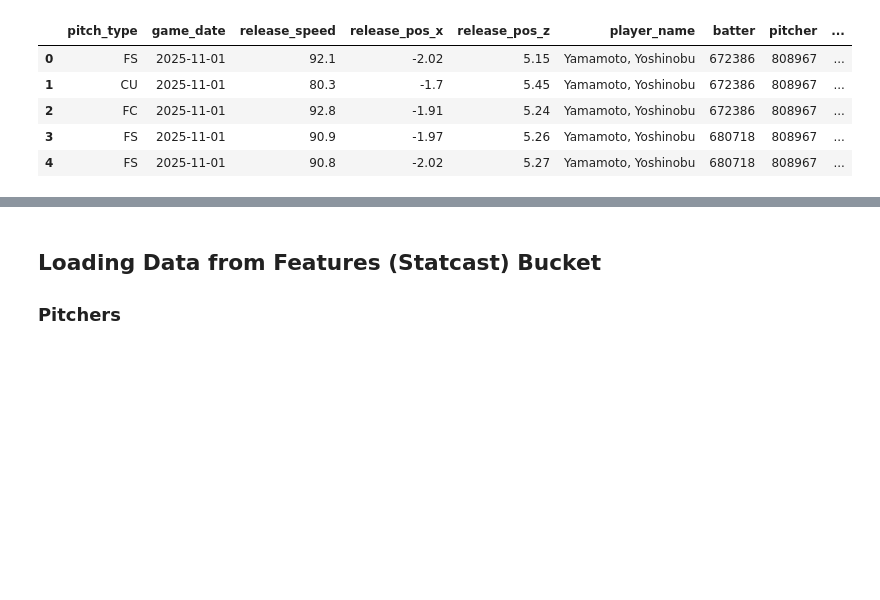
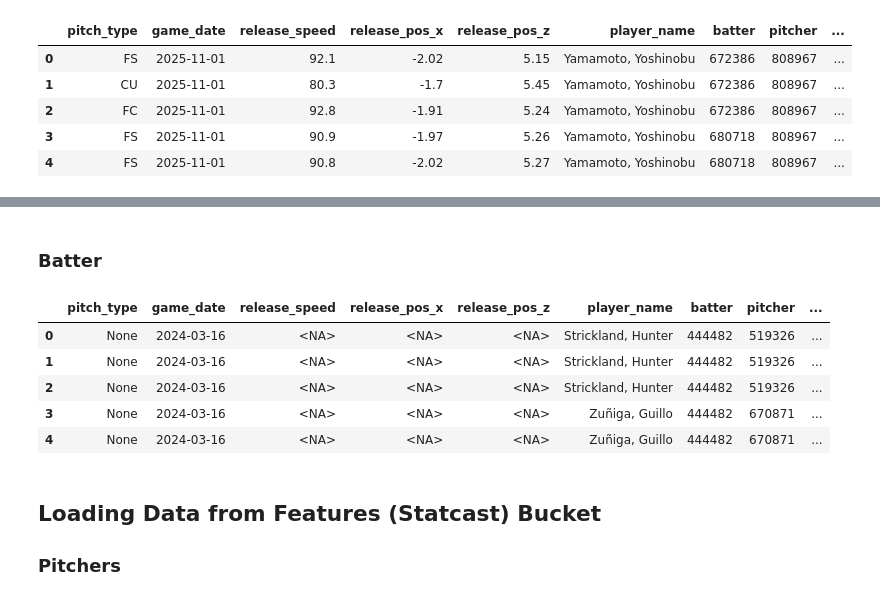
Before and after one commit to bryjjch/Diamond-DNA, a Jupyter notebook: experimentation/loading_data.ipynb, the cells around one changed output, grey strips where cells are left out. Drawn from its saved outputs; the diff is of its cells as text; code cells hidden in the pictures; blank space fills up the shorter version.

```diff
--- a/experimentation/loading_data.ipynb
+++ b/experimentation/loading_data.ipynb
@@ -78,3 +85,22 @@ FileNotFoundError: diamond-dna/processed/statcast/pitcher_id=808967/year=2025/st
+# %% [markdown]
+### Batter
+# %%
+role = 'batter'
+id = 444482
+
+path = f"s3://{BUCKET}/{PREFIX}/batter/{role}_id={id}/year={year}/statcast_pitches.parquet"
+with fs.open(path, "rb") as f:
+    df = pd.read_parquet(f)
+
+pd.set_option('display.max_columns', None)
+df.head()
+# %% [output]
+|  | pitch_type | game_date | release_speed | release_pos_x | release_pos_z | player_name | batter | pitcher | ... |
+| 0 | None | 2024-03-16 | <NA> | <NA> | <NA> | Strickland, Hunter | 444482 | 519326 | ... |
+| 1 | None | 2024-03-16 | <NA> | <NA> | <NA> | Strickland, Hunter | 444482 | 519326 | ... |
+| 2 | None | 2024-03-16 | <NA> | <NA> | <NA> | Strickland, Hunter | 444482 | 519326 | ... |
+| 3 | None | 2024-03-16 | <NA> | <NA> | <NA> | Zuñiga, Guillo | 444482 | 670871 | ... |
+| 4 | None | 2024-03-16 | <NA> | <NA> | <NA> | Zuñiga, Guillo | 444482 | 670871 | ... |
 # %% [markdown]
 ## Loading Data from Features (Statcast) Bucket
 
```
Also changed, not shown: parts of 2 cells of this notebook.
